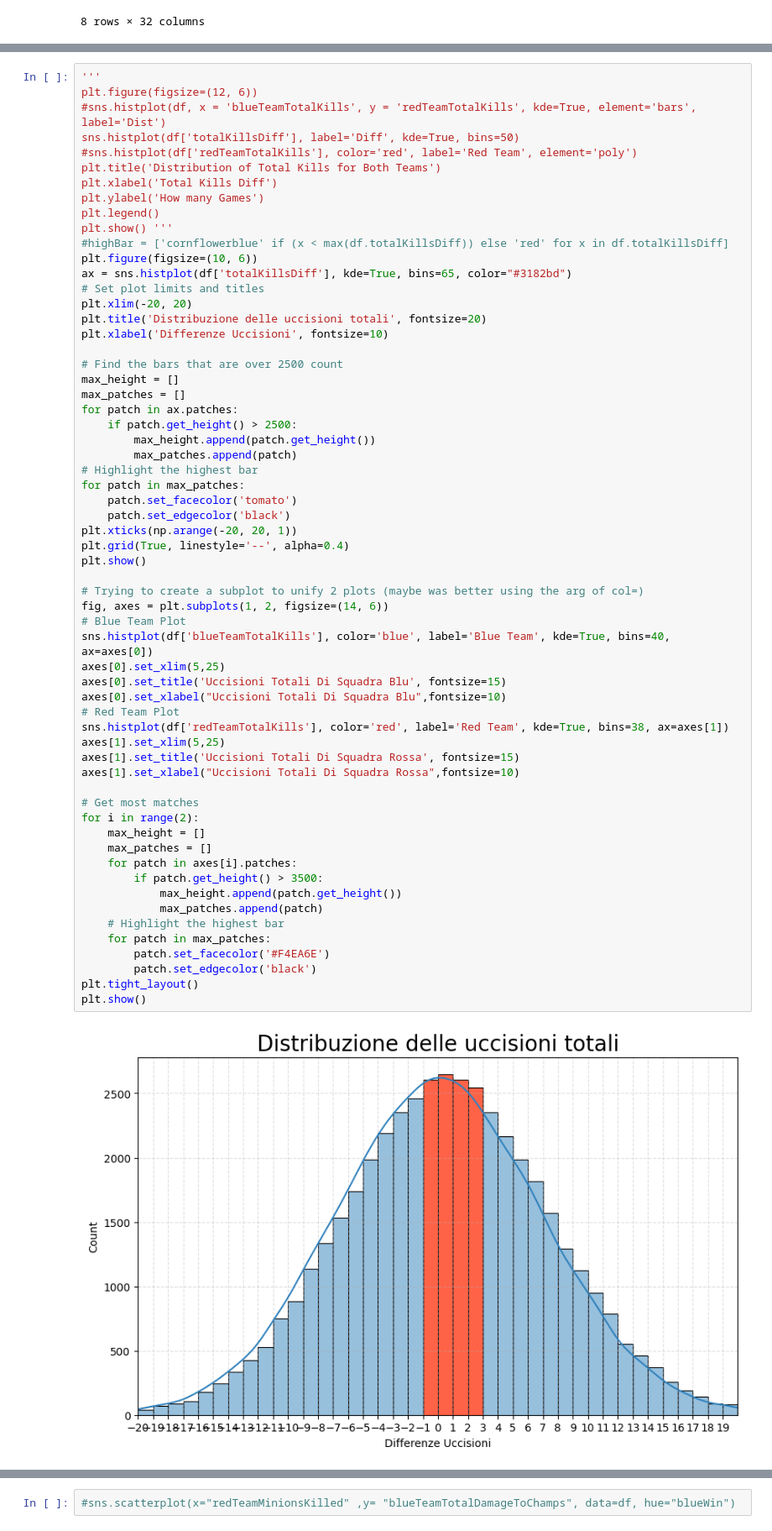
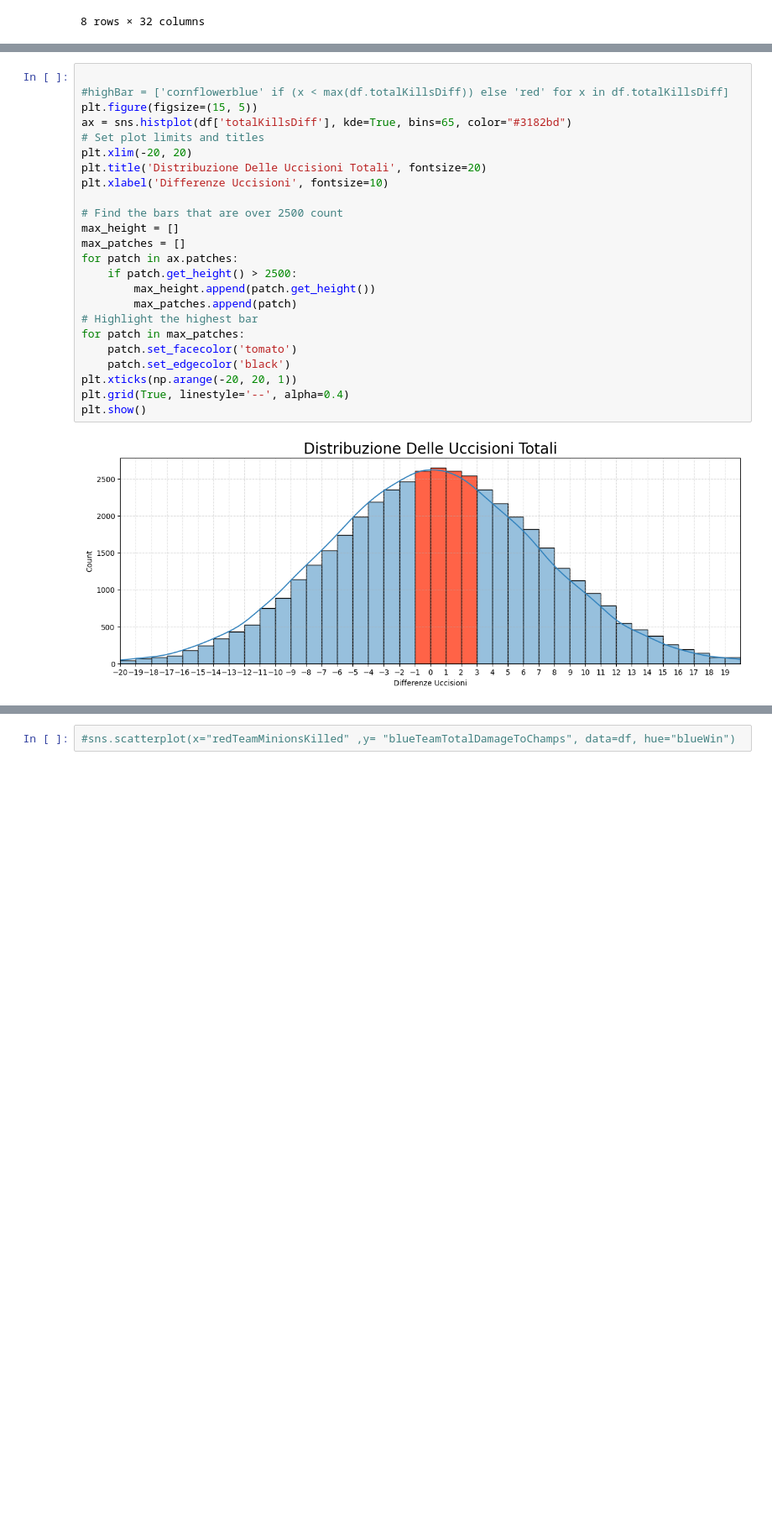
Before and after one commit to KOlCIqwq/Data_Science_Project, a Jupyter notebook: Final_Project/Main.ipynb, the cells around one changed output, grey strips where cells are left out. Shown at 84% size. Drawn from its saved outputs; the diff is of its cells as text; blank space fills up the shorter version.

```diff
--- a/Final_Project/Main.ipynb
+++ b/Final_Project/Main.ipynb
@@ -170,63 +217,26 @@ plt.show()
 # %%
-'''
-plt.figure(figsize=(12, 6))
-#sns.histplot(df, x = 'blueTeamTotalKills', y = 'redTeamTotalKills', kde=True, element='bars', label='Dist')
-sns.histplot(df['totalKillsDiff'], label='Diff', kde=True, bins=50)
-#sns.histplot(df['redTeamTotalKills'], color='red', label='Red Team', element='poly')
-plt.title('Distribution of Total Kills for Both Teams')
-plt.xlabel('Total Kills Diff')
-plt.ylabel('How many Games')
-plt.legend()
-plt.show() '''
+
 #highBar = ['cornflowerblue' if (x < max(df.totalKillsDiff)) else 'red' for x in df.totalKillsDiff]
-plt.figure(figsize=(10, 6))
+plt.figure(figsize=(15, 5))
 ax = sns.histplot(df['totalKillsDiff'], kde=True, bins=65, color="#3182bd")
 # Set plot limits and titles
 plt.xlim(-20, 20)
-plt.title('Distribuzione delle uccisioni totali', fontsize=20)
+plt.title('Distribuzione Delle Uccisioni Totali', fontsize=20)
 plt.xlabel('Differenze Uccisioni', fontsize=10)
 
 # Find the bars that are over 2500 count
 max_height = []
 max_patches = []
 for patch in ax.patches:
     if patch.get_height() > 2500:
         max_height.append(patch.get_height())
         max_patches.append(patch)
 # Highlight the highest bar
 for patch in max_patches:
     patch.set_facecolor('tomato')
     patch.set_edgecolor('black')
 plt.xticks(np.arange(-20, 20, 1))
 plt.grid(True, linestyle='--', alpha=0.4)
 plt.show()
-
-# Trying to create a subplot to unify 2 plots (maybe was better using the arg of col=)
-fig, axes = plt.subplots(1, 2, figsize=(14, 6))
-# Blue Team Plot
-sns.histplot(df['blueTeamTotalKills'], color='blue', label='Blue Team', kde=True, bins=40, ax=axes[0])
-axes[0].set_xlim(5,25)
-axes[0].set_title('Uccisioni Totali Di Squadra Blu', fontsize=15)
-axes[0].set_xlabel("Uccisioni Totali Di Squadra Blu",fontsize=10)
-# Red Team Plot
-sns.histplot(df['redTeamTotalKills'], color='red', label='Red Team', kde=True, bins=38, ax=axes[1])
-axes[1].set_xlim(5,25)
-axes[1].set_title('Uccisioni Totali Di Squadra Rossa', fontsize=15)
-axes[1].set_xlabel("Uccisioni Totali Di Squadra Rossa",fontsize=10)
-
-# Get most matches
-for i in range(2):
-    max_height = []
-    max_patches = []
-    for patch in axes[i].patches:
-        if patch.get_height() > 3500:
-            max_height.append(patch.get_height())
-            max_patches.append(patch)
-    # Highlight the highest bar
-    for patch in max_patches:
-        patch.set_facecolor('#F4EA6E')
-        patch.set_edgecolor('black')
-plt.tight_layout()
-plt.show()
 # %% [output]
-[figure, old version]
+[figure, new version]
```
Also changed, not shown: parts of 41 cells of this notebook.
